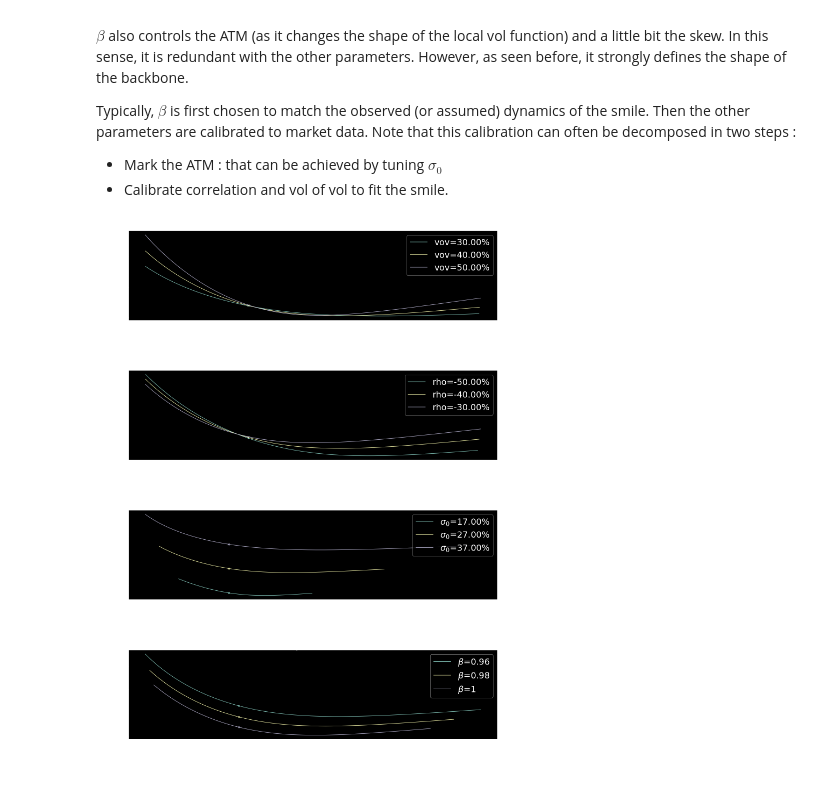
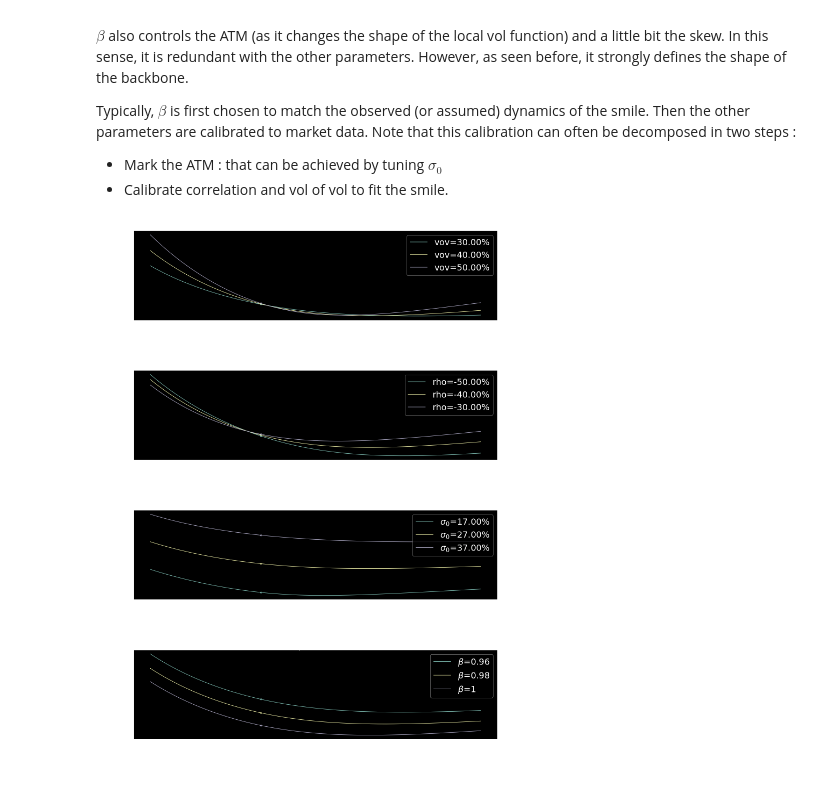
Before and after one commit to sauxpa/Quant, a Jupyter notebook: Vol Models/SABR.ipynb, the cells around one changed output. Saved outputs shown, nothing was run; the diff lists cells and outputs as text; code cells hidden in the pictures.

```diff
--- a/Vol Models/SABR.ipynb
+++ b/Vol Models/SABR.ipynb
@@ -66,8 +66,8 @@ f = 2*ONE_PCT
 beta = 0.2
 vov = 40*ONE_PCT
 rho = -40*ONE_PCT
-moneyness_lo = -8
-moneyness_hi = 6
+moneyness_lo = 1/10
+moneyness_hi = 2
 sigma_0 = 27*ONE_BP
 # %%
 Model_LN = SABR_Hagan_LN(beta=beta, vov=vov, rho=rho, f=f,\
@@ -183,7 +183,7 @@ fig, axes = plt.subplots(figsize=(25, 60), nrows=3, ncols=1)
 Model_LN.n_strikes = Model_MC.n_strikes
 Model_N.n_strikes = Model_MC.n_strikes
 
-moneyness_los = [-1, -3, -8]
+moneyness_los = [1/2, 1/5, 1/12]
 
 for i, ax in enumerate(axes):
     Model_LN.moneyness_lo = moneyness_los[i]
@@ -251,12 +247,17 @@ f_shocks = [
     50*ONE_BP
 ]
 
+moneyness_lo = 0.5
+moneyness_hi = 2
+
 Model_LN = SABR_Hagan_LN(beta=0, vov=vov, rho=rho, f=f,\
                          marking_mode='sigma_0', sigma_0=sigma_0,\
-                         n_strikes=N_STRIKES, moneyness_lo=-3, moneyness_hi=3)
+                         n_strikes=N_STRIKES,\
+                         moneyness_lo=moneyness_lo, moneyness_hi=moneyness_hi)
 Model_N = SABR_Hagan_N(beta=0, vov=vov, rho=rho, f=f,\
                        marking_mode='sigma_0', sigma_0=sigma_0,\
-                       n_strikes=N_STRIKES, moneyness_lo=-3, moneyness_hi=3)
+                       n_strikes=N_STRIKES,\
+                       moneyness_lo=moneyness_lo, moneyness_hi=moneyness_hi)
 
 models = [Model_LN, Model_N]
 
@@ -297,12 +298,18 @@ f_shocks = [
     50*ONE_BP
 ]
 
+moneyness_lo = 0.5
+moneyness_hi = 2
+
 Model_LN = SABR_Hagan_LN(beta=1, vov=vov, rho=rho, f=f,\
                          marking_mode='sigma_0', sigma_0=sigma_0,\
-                         n_strikes=N_STRIKES, moneyness_lo=-3, moneyness_hi=3)
+                         n_strikes=N_STRIKES,\
+                         moneyness_lo=moneyness_lo, moneyness_hi=moneyness_hi)
+
 Model_N = SABR_Hagan_N(beta=1, vov=vov, rho=rho, f=f,\
                        marking_mode='sigma_0', sigma_0=sigma_0,\
-                       n_strikes=N_STRIKES, moneyness_lo=-3, moneyness_hi=3)
+                       n_strikes=N_STRIKES,\
+                       moneyness_lo=moneyness_lo, moneyness_hi=moneyness_hi)
 
 models = [Model_LN, Model_N]
 
@@ -358,12 +365,16 @@ vov = 40*ONE_PCT
 rho = -40*ONE_PCT
 sigma_0 = 27*ONE_PCT
 
+moneyness_lo = 0.5
+moneyness_hi = 2
+
 fig, axes = plt.subplots(figsize=(21, 29), nrows=4, ncols=1)
 
 ax = axes[0]
 model = SABR_Hagan_LN(beta=1, vov=vov, rho=rho, f=f,\
                       marking_mode='sigma_0', sigma_0=sigma_0,\
-                      n_strikes=N_STRIKES, moneyness_lo=-3, moneyness_hi=3)
+                      n_strikes=N_STRIKES,\
+                      moneyness_lo=moneyness_lo, moneyness_hi=moneyness_hi)
 
 for vov_shock in vov_shocks:
     model.vov = vov+vov_shock
@@ -383,7 +394,8 @@ for vov_shock in vov_shocks:
 ax = axes[1]
 model = SABR_Hagan_LN(beta=1, vov=vov, rho=rho, f=f,\
                       marking_mode='sigma_0', sigma_0=sigma_0,\
-                      n_strikes=N_STRIKES, moneyness_lo=-3, moneyness_hi=3)
+                      n_strikes=N_STRIKES,\
+                      moneyness_lo=moneyness_lo, moneyness_hi=moneyness_hi)
 
 for rho_shock in rho_shocks:
     model.rho = rho+rho_shock
@@ -403,7 +415,8 @@ for rho_shock in rho_shocks:
 ax = axes[2]
 model = SABR_Hagan_LN(beta=1, vov=vov, rho=rho, f=f,\
                       marking_mode='sigma_0', sigma_0=sigma_0,\
-                      n_strikes=N_STRIKES, moneyness_lo=-3, moneyness_hi=3)
+                      n_strikes=N_STRIKES,\
+                      moneyness_lo=moneyness_lo, moneyness_hi=moneyness_hi)
 
 for sigma_0_shock in sigma_0_shocks:
     model.sigma_0 = sigma_0+sigma_0_shock
@@ -414,32 +427,33 @@ for sigma_0_shock in sigma_0_shocks:
     ax.scatter([model.f], [model.ATM], marker='x')
 
     ax.set_xlabel(xlabel, fontsize=FONT_SIZE)
     ax.set_ylabel(ylabel, fontsize=FONT_SIZE)
     ax.legend(loc='upper right', prop={'size': LEGEND_SIZE})
     ax.tick_params(labelsize=FONT_SIZE)
     ax.xaxis.set_major_formatter(FuncFormatter(lambda x, _: '{:.2%}'.format(x)))
     ax.set_title('Initial vol shock', fontsize=FONT_SIZE)
 
 ax = axes[3]
 model = SABR_Hagan_LN(beta=1, vov=vov, rho=rho, f=f,\
                       marking_mode='sigma_0', sigma_0=sigma_0,\
-                      n_strikes=N_STRIKES, moneyness_lo=-3, moneyness_hi=3)
+                      n_strikes=N_STRIKES,\
+                      moneyness_lo=moneyness_lo, moneyness_hi=moneyness_hi)
 
 for beta in betas:
     model.beta = beta
     smile = model.smile.values()
     label = r'$\beta$={}'.format(beta)
     ax.plot(model.strike_grid, smile, label=label)
     ax.scatter([model.f], [model.ATM], marker='x')
 
     ax.set_xlabel(xlabel, fontsize=FONT_SIZE)
     ax.set_ylabel(ylabel, fontsize=FONT_SIZE)
     ax.legend(loc='upper right', prop={'size': LEGEND_SIZE})
     ax.tick_params(labelsize=FONT_SIZE)
     ax.xaxis.set_major_formatter(FuncFormatter(lambda x, _: '{:.2%}'.format(x)))
     ax.set_title(r'$\beta$ shock', fontsize=FONT_SIZE)
 
 plt.tight_layout()
 plt.show()
 # %% [output]
-[figure, old version]
+[figure, new version]
```
Also changed, not shown: parts of 7 cells of this notebook, 4 other files.
